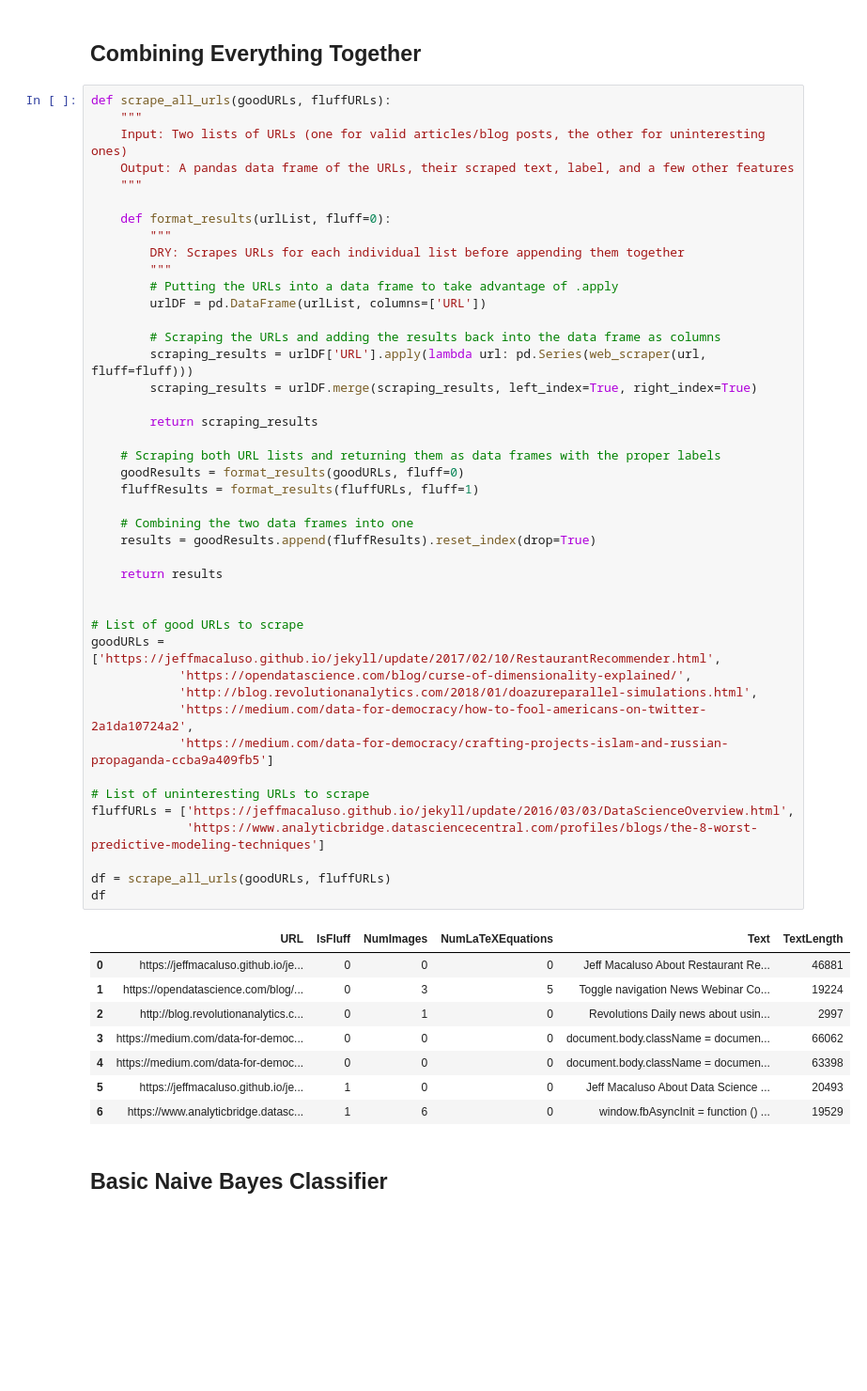
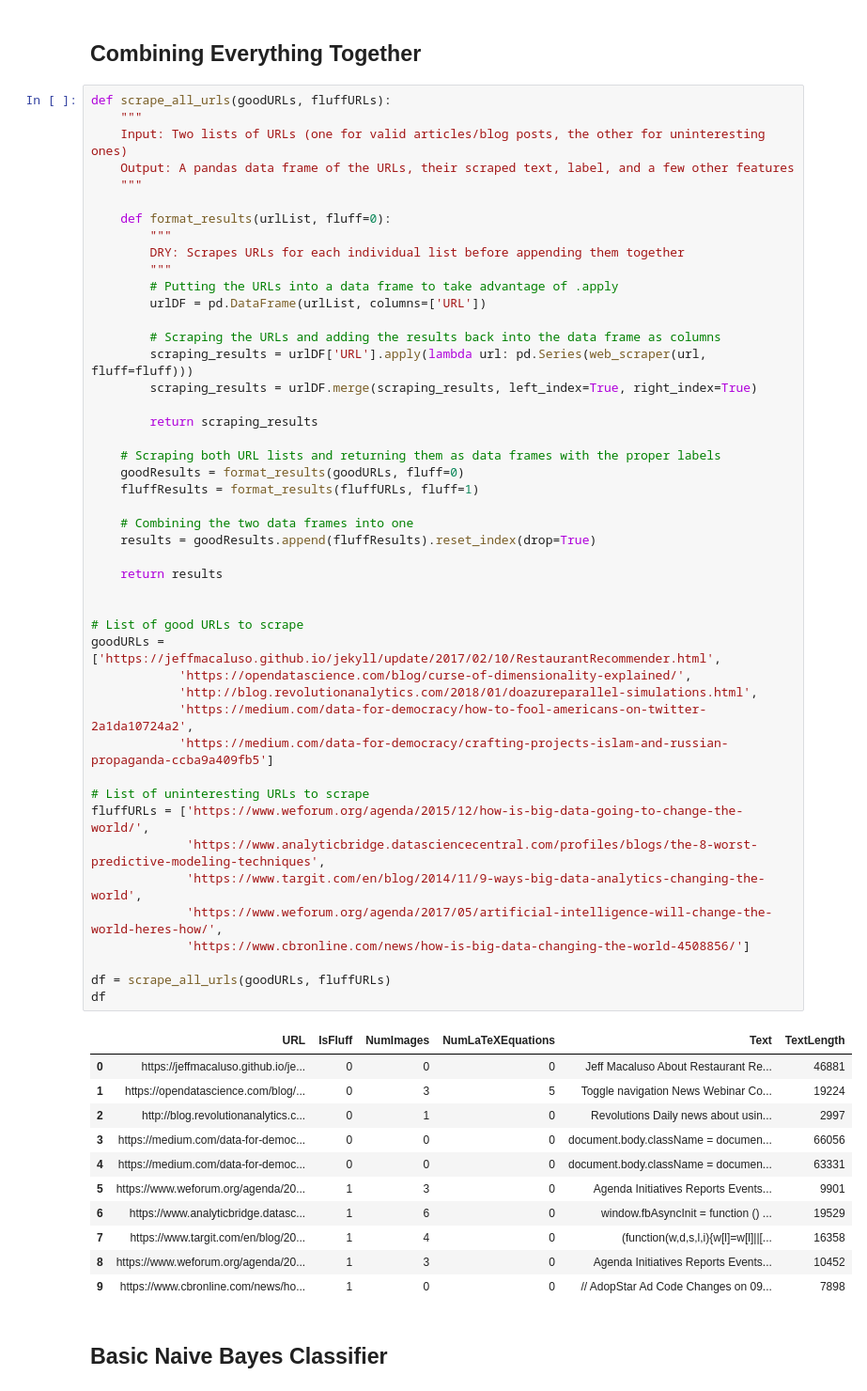
Before and after one commit to JeffMacaluso/FluffDetector, a Jupyter notebook: webScraping.ipynb, the cells around one changed output. Shown: that part at 94% size. Drawn from its saved outputs; the diff is of its cells as text; blank space fills up the shorter version.

Commit message:
Added extra fluff URLs

```diff
--- a/webScraping.ipynb
+++ b/webScraping.ipynb
@@ -96,39 +96,45 @@ def scrape_all_urls(goodURLs, fluffURLs):
         scraping_results = urlDF.merge(scraping_results, left_index=True, right_index=True)
 
         return scraping_results
 
     # Scraping both URL lists and returning them as data frames with the proper labels
     goodResults = format_results(goodURLs, fluff=0)
     fluffResults = format_results(fluffURLs, fluff=1)
 
     # Combining the two data frames into one
     results = goodResults.append(fluffResults).reset_index(drop=True)
 
     return results
 
 
 # List of good URLs to scrape
 goodURLs = ['https://jeffmacaluso.github.io/jekyll/update/2017/02/10/RestaurantRecommender.html',
             'https://opendatascience.com/blog/curse-of-dimensionality-explained/',
             'http://blog.revolutionanalytics.com/2018/01/doazureparallel-simulations.html',
             'https://medium.com/data-for-democracy/how-to-fool-americans-on-twitter-2a1da10724a2',
             'https://medium.com/data-for-democracy/crafting-projects-islam-and-russian-propaganda-ccba9a409fb5']
 
 # List of uninteresting URLs to scrape
-fluffURLs = ['https://jeffmacaluso.github.io/jekyll/update/2016/03/03/DataScienceOverview.html',
-             'https://www.analyticbridge.datasciencecentral.com/profiles/blogs/the-8-worst-predictive-modeling-techniques']
+fluffURLs = ['https://www.weforum.org/agenda/2015/12/how-is-big-data-going-to-change-the-world/',
+             'https://www.analyticbridge.datasciencecentral.com/profiles/blogs/the-8-worst-predictive-modeling-techniques',
+             'https://www.targit.com/en/blog/2014/11/9-ways-big-data-analytics-changing-the-world',
+             'https://www.weforum.org/agenda/2017/05/artificial-intelligence-will-change-the-world-heres-how/',
+             'https://www.cbronline.com/news/how-is-big-data-changing-the-world-4508856/']
 
 df = scrape_all_urls(goodURLs, fluffURLs)
 df
 # %% [output]
 |  | URL | IsFluff | NumImages | NumLaTeXEquations | Text | TextLength |
 | 0 | https://jeffmacaluso.github.io/je... | 0 | 0 | 0 | Jeff Macaluso About Restaurant Re... | 46881 |
 | 1 | https://opendatascience.com/blog/... | 0 | 3 | 5 | Toggle navigation News Webinar Co... | 19224 |
 | 2 | http://blog.revolutionanalytics.c... | 0 | 1 | 0 | Revolutions Daily news about usin... | 2997 |
-| 3 | https://medium.com/data-for-democ... | 0 | 0 | 0 | document.body.className = documen... | 66062 |
-| 4 | https://medium.com/data-for-democ... | 0 | 0 | 0 | document.body.className = documen... | 63398 |
-| 5 | https://jeffmacaluso.github.io/je... | 1 | 0 | 0 | Jeff Macaluso About Data Science ... | 20493 |
+| 3 | https://medium.com/data-for-democ... | 0 | 0 | 0 | document.body.className = documen... | 66056 |
+| 4 | https://medium.com/data-for-democ... | 0 | 0 | 0 | document.body.className = documen... | 63331 |
+| 5 | https://www.weforum.org/agenda/20... | 1 | 3 | 0 | Agenda Initiatives Reports Events... | 9901 |
 | 6 | https://www.analyticbridge.datasc... | 1 | 6 | 0 | window.fbAsyncInit = function () ... | 19529 |
+| 7 | https://www.targit.com/en/blog/20... | 1 | 4 | 0 | (function(w,d,s,l,i){w[l]=w[l]||[... | 16358 |
+| 8 | https://www.weforum.org/agenda/20... | 1 | 3 | 0 | Agenda Initiatives Reports Events... | 10452 |
+| 9 | https://www.cbronline.com/news/ho... | 1 | 0 | 0 | // AdopStar Ad Code Changes on 09... | 7898 |
 # %% [markdown]
 ## Basic Naive Bayes Classifier
 # %%
```
Also changed, not shown: parts of 1 cell of this notebook.
